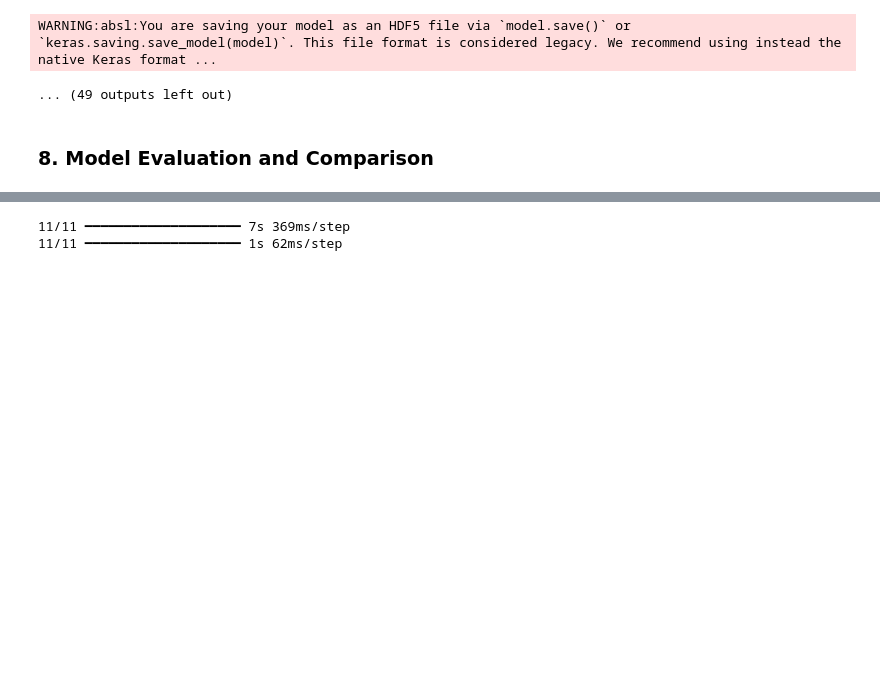
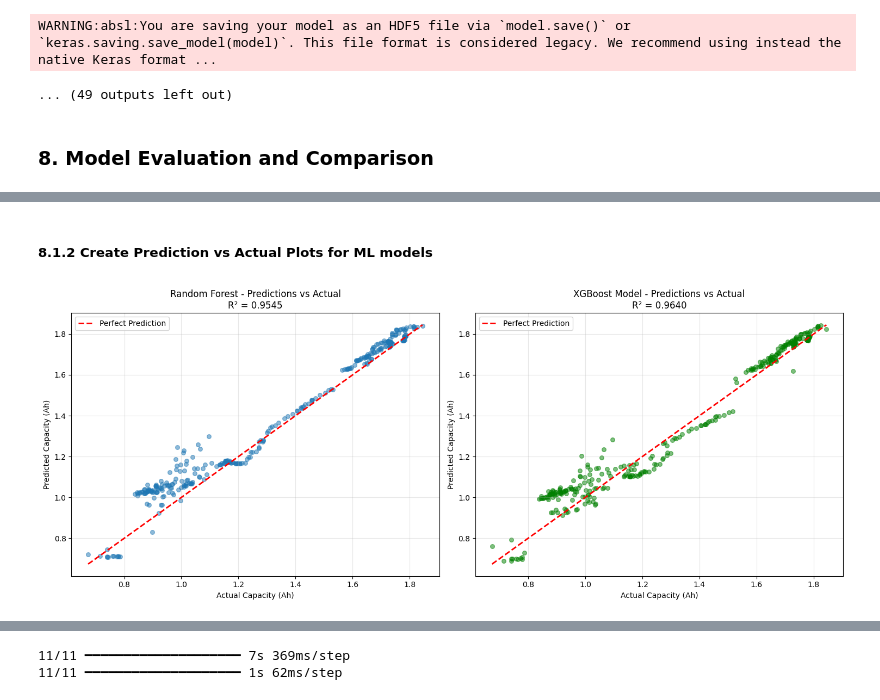
Before and after one commit to 1bytess/battery-soh-prediction, a Jupyter notebook: SoH_Prediction.ipynb, the cells around one changed output, grey strips where cells are left out. Drawn from its saved outputs; the diff is of its cells as text; code cells hidden in the pictures; blank space fills up the shorter version.

```diff
--- a/SoH_Prediction_2.ipynb
+++ b/SoH_Prediction.ipynb
@@ -1875,0 +1854,31 @@ WARNING:absl:You are saving your model as an HDF5 file via `model.save()` or `ke
+# %% [markdown]
+##### **8.1.2 Create Prediction vs Actual Plots for ML models**
+# %%
+fig, axes = plt.subplots(1, 2, figsize=(15, 6))
+
+# Random Forest Plot
+axes[0].scatter(y_test_ml, rf_pred_test, alpha=0.5, s=30)
+axes[0].plot([y_test_ml.min(), y_test_ml.max()],
+             [y_test_ml.min(), y_test_ml.max()],
+             'r--', lw=2, label='Perfect Prediction')
+axes[0].set_xlabel('Actual Capacity (Ah)')
+axes[0].set_ylabel('Predicted Capacity (Ah)')
+axes[0].set_title(f'Random Forest - Predictions vs Actual\nR² = {rf_metrics["R²"]:.4f}')
+axes[0].legend()
+axes[0].grid(True, alpha=0.3)
+
+# XGBoost Plot
+axes[1].scatter(y_test_ml, xgb_pred_test, alpha=0.5, s=30, color='green')
+axes[1].plot([y_test_ml.min(), y_test_ml.max()],
+             [y_test_ml.min(), y_test_ml.max()],
+             'r--', lw=2, label='Perfect Prediction')
+axes[1].set_xlabel('Actual Capacity (Ah)')
+axes[1].set_ylabel('Predicted Capacity (Ah)')
+axes[1].set_title(f'XGBoost Model - Predictions vs Actual\nR² = {xgb_metrics["R²"]:.4f}')
+axes[1].legend()
+axes[1].grid(True, alpha=0.3)
+
+plt.tight_layout()
+plt.show()
+# %% [output]
+[figure, added]
```
Also changed, not shown: parts of 31 cells of this notebook.
